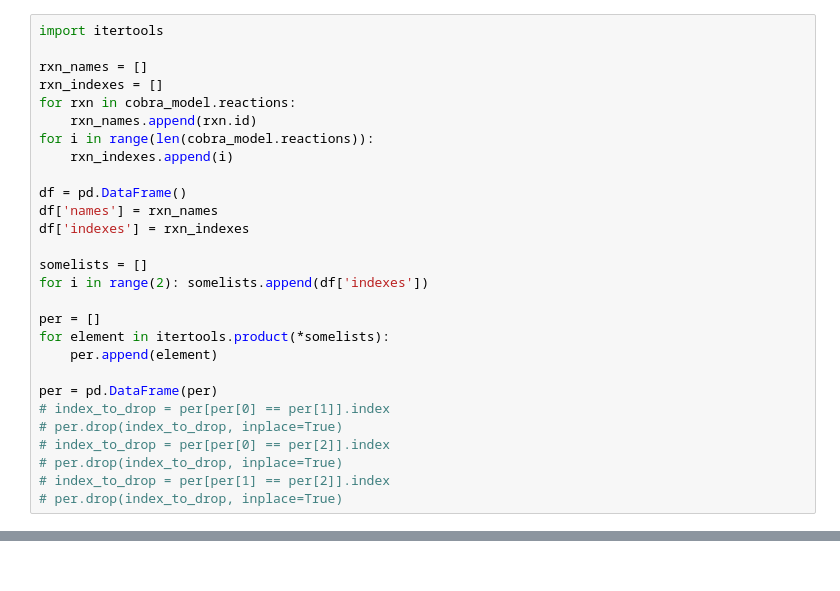
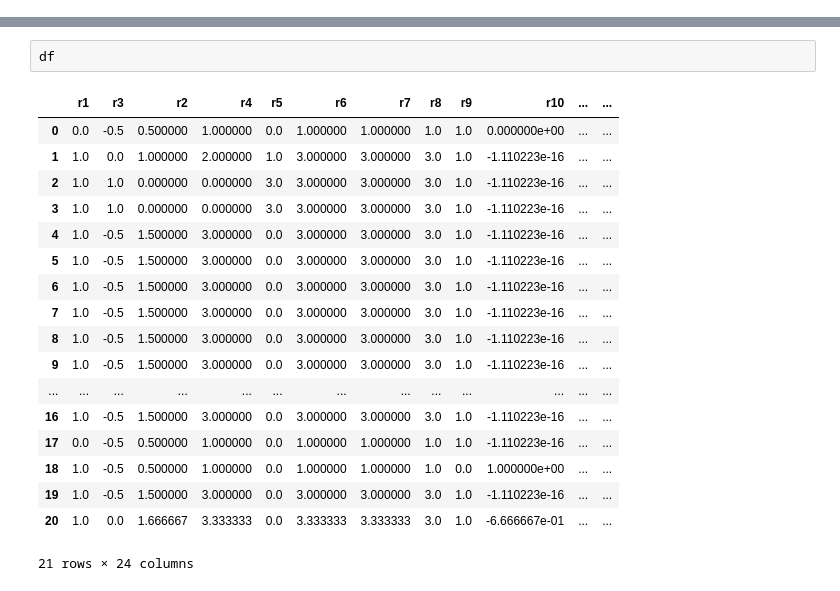
Before and after one commit to costasmexis/phd, a Jupyter notebook: gem_reduction/main_notebook.ipynb, the cells around one changed output, grey strips where cells are left out. Saved outputs shown, nothing was run; the diff lists cells and outputs as text.

```diff
--- a/gem_reduction/main_notebook.ipynb
+++ b/gem_reduction/main_notebook.ipynb
@@ -26,31 +123,3 @@ cobra_model
 | Number of groups | 0 |
 | Objective expression | 1.0*OutputX - 1.0*OutputX_reverse... |
 | Compartments |  |
-# %%
-import itertools
-
-rxn_names = []
-rxn_indexes = []
-for rxn in cobra_model.reactions:
-    rxn_names.append(rxn.id)
-for i in range(len(cobra_model.reactions)):
-    rxn_indexes.append(i)
-
-df = pd.DataFrame()
-df['names'] = rxn_names
-df['indexes'] = rxn_indexes
-
-somelists = []
-for i in range(2): somelists.append(df['indexes'])
-
-per = []
-for element in itertools.product(*somelists):
-    per.append(element)
-
-per = pd.DataFrame(per)
-# index_to_drop = per[per[0] == per[1]].index
-# per.drop(index_to_drop, inplace=True)
-# index_to_drop = per[per[0] == per[2]].index
-# per.drop(index_to_drop, inplace=True)
-# index_to_drop = per[per[1] == per[2]].index
-# per.drop(index_to_drop, inplace=True)
@@ -139,0 +126,21 @@ df_rxn_del[df_rxn_del['status'] == 'optimal']
+# %%
+df
+# %% [output]
+|  | r1 | r3 | r2 | r4 | r5 | r6 | r7 | r8 | r9 | r10 | ... | ... |
+| 0 | 0.0 | -0.5 | 0.500000 | 1.000000 | 0.0 | 1.000000 | 1.000000 | 1.0 | 1.0 | 0.000000e+00 | ... | ... |
+| 1 | 1.0 | 0.0 | 1.000000 | 2.000000 | 1.0 | 3.000000 | 3.000000 | 3.0 | 1.0 | -1.110223e-16 | ... | ... |
+| 2 | 1.0 | 1.0 | 0.000000 | 0.000000 | 3.0 | 3.000000 | 3.000000 | 3.0 | 1.0 | -1.110223e-16 | ... | ... |
+| 3 | 1.0 | 1.0 | 0.000000 | 0.000000 | 3.0 | 3.000000 | 3.000000 | 3.0 | 1.0 | -1.110223e-16 | ... | ... |
+| 4 | 1.0 | -0.5 | 1.500000 | 3.000000 | 0.0 | 3.000000 | 3.000000 | 3.0 | 1.0 | -1.110223e-16 | ... | ... |
+| 5 | 1.0 | -0.5 | 1.500000 | 3.000000 | 0.0 | 3.000000 | 3.000000 | 3.0 | 1.0 | -1.110223e-16 | ... | ... |
+| 6 | 1.0 | -0.5 | 1.500000 | 3.000000 | 0.0 | 3.000000 | 3.000000 | 3.0 | 1.0 | -1.110223e-16 | ... | ... |
+| 7 | 1.0 | -0.5 | 1.500000 | 3.000000 | 0.0 | 3.000000 | 3.000000 | 3.0 | 1.0 | -1.110223e-16 | ... | ... |
+| 8 | 1.0 | -0.5 | 1.500000 | 3.000000 | 0.0 | 3.000000 | 3.000000 | 3.0 | 1.0 | -1.110223e-16 | ... | ... |
+| 9 | 1.0 | -0.5 | 1.500000 | 3.000000 | 0.0 | 3.000000 | 3.000000 | 3.0 | 1.0 | -1.110223e-16 | ... | ... |
+| ... | ... | ... | ... | ... | ... | ... | ... | ... | ... | ... | ... | ... |
+| 16 | 1.0 | -0.5 | 1.500000 | 3.000000 | 0.0 | 3.000000 | 3.000000 | 3.0 | 1.0 | -1.110223e-16 | ... | ... |
+| 17 | 0.0 | -0.5 | 0.500000 | 1.000000 | 0.0 | 1.000000 | 1.000000 | 1.0 | 1.0 | -1.110223e-16 | ... | ... |
+| 18 | 1.0 | -0.5 | 0.500000 | 1.000000 | 0.0 | 1.000000 | 1.000000 | 1.0 | 0.0 | 1.000000e+00 | ... | ... |
+| 19 | 1.0 | -0.5 | 1.500000 | 3.000000 | 0.0 | 3.000000 | 3.000000 | 3.0 | 1.0 | -1.110223e-16 | ... | ... |
+| 20 | 1.0 | 0.0 | 1.666667 | 3.333333 | 0.0 | 3.333333 | 3.333333 | 3.0 | 1.0 | -6.666667e-01 | ... | ... |
+21 rows × 24 columns
```
Also changed, not shown: parts of 15 cells of this notebook, 1 other file.
